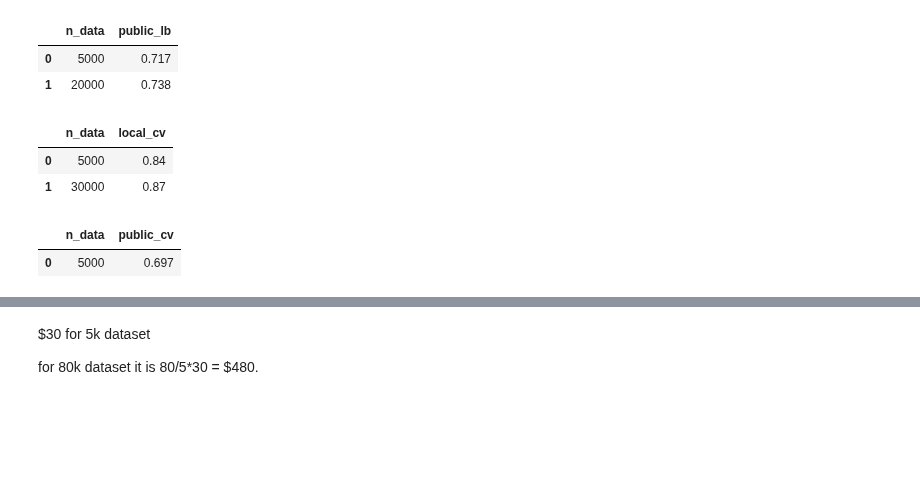
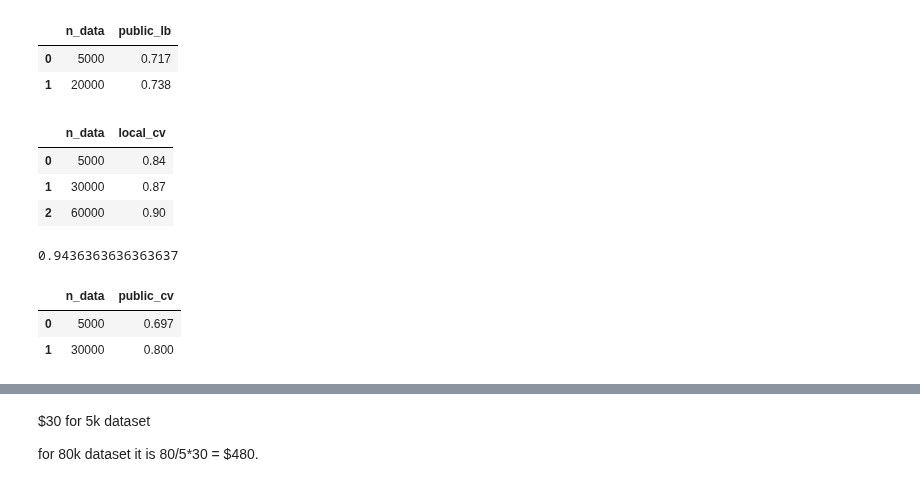
Before and after one commit to viktorcikojevic/kaggle-llm, a Jupyter notebook: work_dirs/deberta-wiki-sci-map-vs-dataset-size/analyze-local-cv/analyze.ipynb, the cells around one changed output, grey strips where cells are left out. Saved outputs shown, nothing was run; the diff lists cells and outputs as text; code cells hidden in the pictures; blank space fills up the shorter version.

```diff
--- a/work_dirs/deberta-wiki-sci-map-vs-dataset-size/analyze-local-cv/analyze.ipynb
+++ b/work_dirs/deberta-wiki-sci-map-vs-dataset-size/analyze-local-cv/analyze.ipynb
@@ -77,23 +77,29 @@ df_sub
 | 1 | 20000 | 0.738 |
 # %%
 df_sentence_context = pd.DataFrame({
-    'n_data': [5000, 30_000],
-    'local_cv': [0.84, 0.87],
+    'n_data': [5000, 30_000, 60_000],
+    'local_cv': [0.84, 0.87, 0.9],
 })
 df_sentence_context
 # %% [output]
 |  | n_data | local_cv |
 | 0 | 5000 | 0.84 |
 | 1 | 30000 | 0.87 |
+| 2 | 60000 | 0.90 |
+# %%
+(0.9 - 0.84) / (60_000 - 5000) * (100_000 - 5000) + 0.84
+# %% [output]
+0.9436363636363637
 # %%
 df_sentence_context_public = pd.DataFrame({
-    'n_data': [5000],
-    'public_cv': [0.697],
+    'n_data': [5000, 30_000],
+    'public_cv': [0.697, 0.8],
 })
 df_sentence_context_public
 # %% [output]
 |  | n_data | public_cv |
 | 0 | 5000 | 0.697 |
+| 1 | 30000 | 0.800 |
 # %%
 
 # plot df
```
Also changed, not shown: parts of 1 cell of this notebook, 5 other files.
